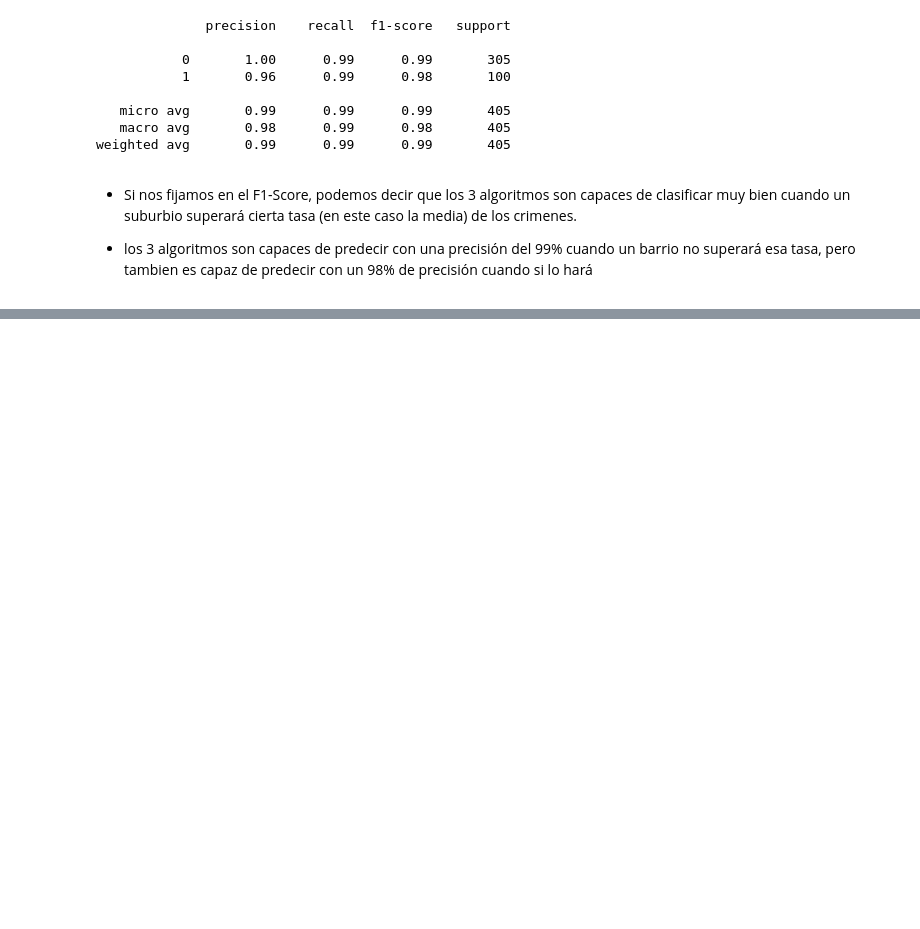
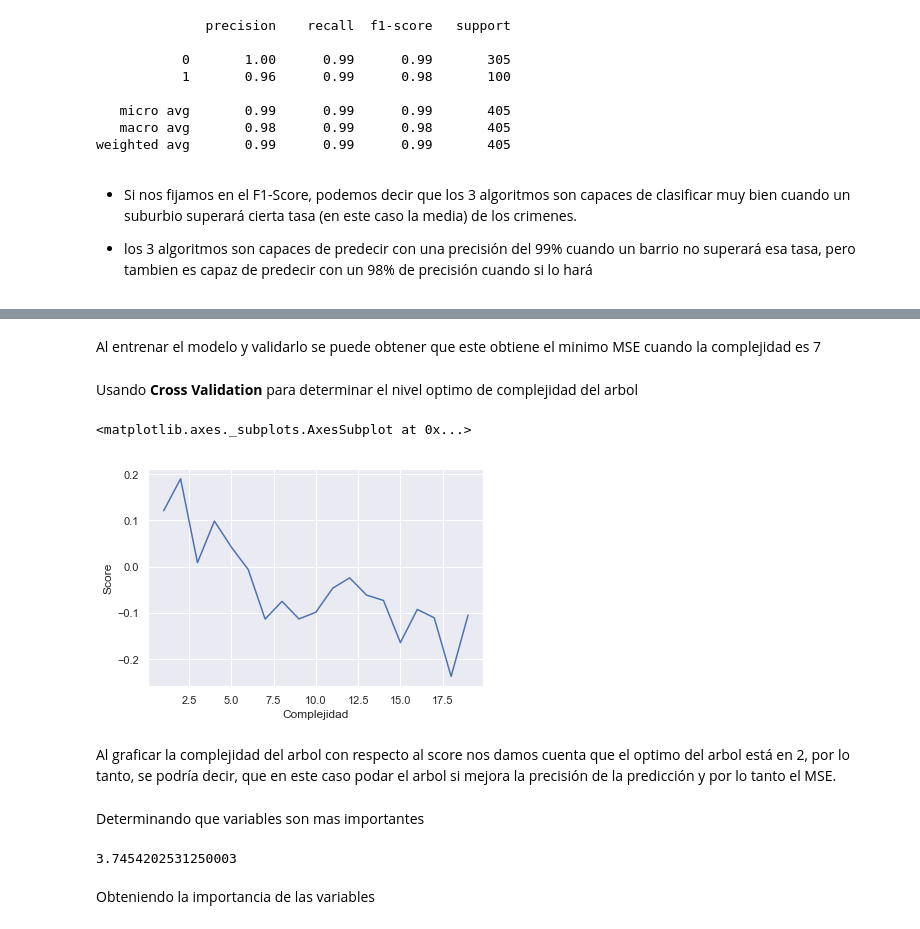
Before and after one commit to arracinim/Trabajo-2-TAE, a Jupyter notebook: Trabajo #2 - TAE.ipynb, the cells around one changed output, grey strips where cells are left out. Cells and saved outputs as stored; diff of their text form; code cells hidden in the pictures; blank space fills up the shorter version.

```diff
--- a/Trabajo #2 - TAE.ipynb
+++ b/Trabajo #2 - TAE.ipynb
@@ -520,0 +624,30 @@ weighted avg       0.99      0.99      0.99       405
+# %% [markdown]
+Al entrenar el modelo y validarlo se puede obtener que este obtiene el minimo MSE cuando la complejidad es 7
+# %% [markdown]
+Usando **Cross Validation** para determinar el nivel optimo de complejidad del arbol
+# %%
+depth = []
+for i in range(1,20):
+    clf = tree.DecisionTreeRegressor(max_depth=i)
+    # Perform 7-fold cross validation
+    scores = cross_val_score(estimator=clf, X=X_train, y=y_train, cv=7, n_jobs=4)
+    depth.append((i,scores.mean()))
+
+df_cross = pd.DataFrame(depth, columns =["Complejidad", "Score"])
+sb.lineplot(x = 'Complejidad', y= 'Score', data =df_cross)
+# %% [output]
+<matplotlib.axes._subplots.AxesSubplot at 0x...>
+[figure, added]
+# %% [markdown]
+Al graficar la complejidad del arbol con respecto al score nos damos cuenta que el optimo del arbol está en 2, por lo tanto, se podría decir, que en este caso podar el arbol si mejora la precisión de la predicción y por lo tanto el MSE.
+# %% [markdown]
+Determinando que variables son mas importantes
+# %%
+forest = RandomForestRegressor(warm_start=True, oob_score=True, max_features = 10)
+forest.fit(X_train, y_train)
+y_pred = forest.predict(X_test)
+mean_squared_error(y_test, y_pred)
+# %% [output]
+3.7454202531250003
+# %% [markdown]
+Obteniendo la importancia de las variables
```
Also changed, not shown: parts of 24 cells of this notebook.
